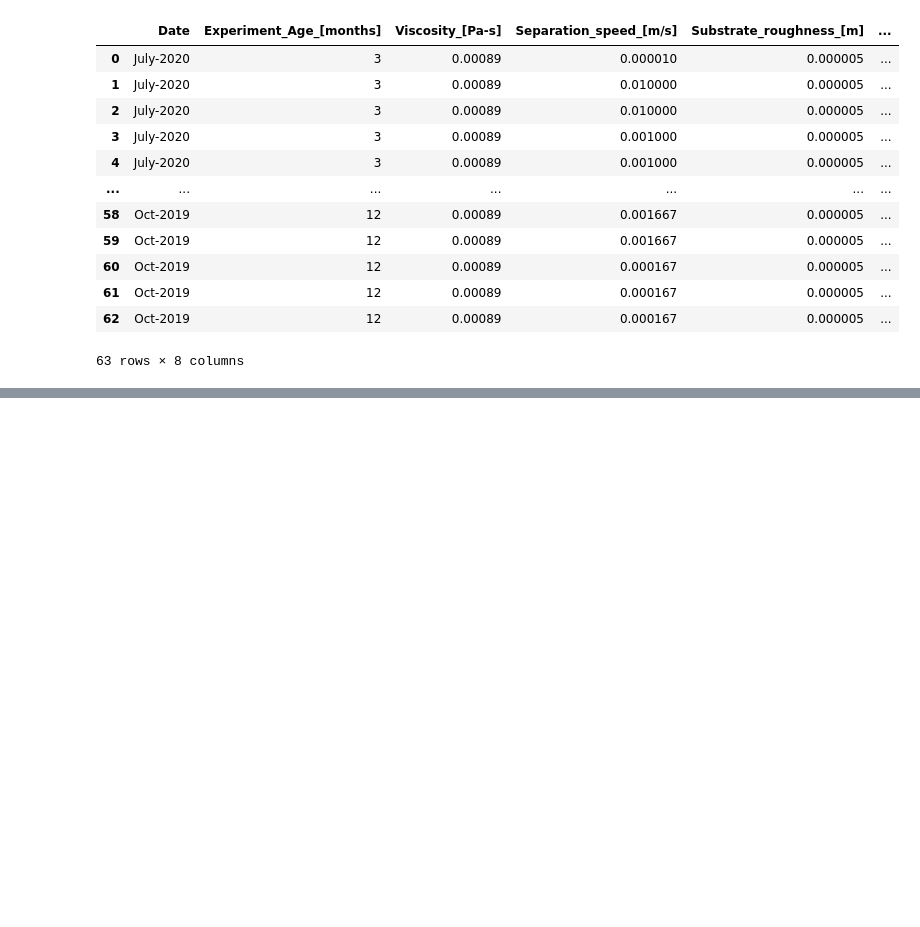
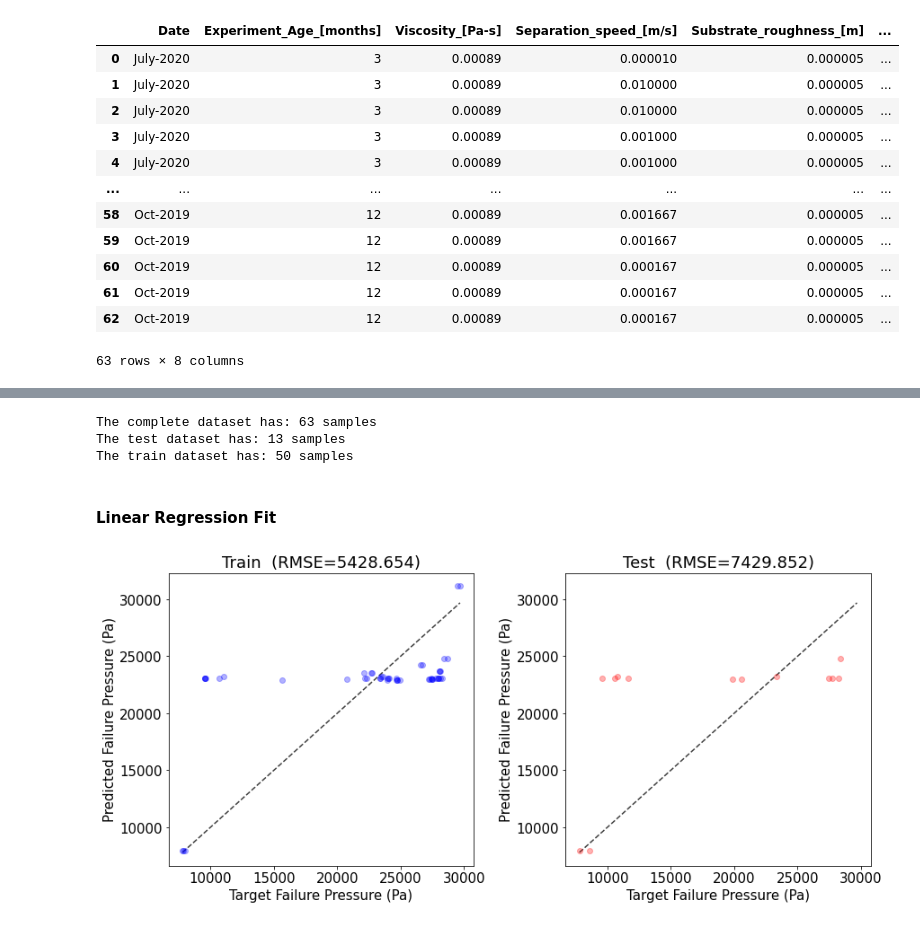
Before and after one commit to albancobi/2s986, a Jupyter notebook: Alban repo/Quiz 1/quiz_1_alban_cobi.ipynb, the cells around one changed output, grey strips where cells are left out. Saved outputs shown, nothing was run; the diff lists cells and outputs as text; code cells hidden in the pictures; blank space fills up the shorter version.

```diff
--- a/Alban repo/Quiz 1/quiz_1_alban_cobi.ipynb
+++ b/Alban repo/Quiz 1/quiz_1_alban_cobi.ipynb
@@ -46,6 +51,7 @@ print(r)
 '''
 import pandas as pd # for working with data sets
 import numpy as np # library for numerical (vector/matrix) computing
+import math
 
 # store data in data frame object
 df = pd.read_csv('suction_cup_instron_tests2.csv')
@@ -62,10 +68,14 @@ for i in np.arange(len(df)):
 #df.drop(columns=['Date'],axis=1)
 #df.drop('Date',axis=1)
 
-# add output column Pressure = Max_force/(pi/4)*Outer_diameter^2
+# add output column Failure_Pressure = Max_force/(pi/4)*Outer_diameter^2
+df.insert(len(df.columns),"Failure_Pressure_[Pa]",0, True)
+area_df = pd.DataFrame()
+for i in np.arange(len(df)):
+    area_df.loc[i,1] = math.pi*(df.loc[i,'Outer_diameter_[m]'])*(df.loc[i,'Outer_diameter_[m]'])/4
+    df.loc[i,'Failure_Pressure_[Pa]'] = df.loc[i,'Max_force_[N]']/area_df.loc[i,1]
+    #df.loc[i,'Failure_Pressure_[Pa]'] = df.loc[i,'Max_force_[N]']*4
 
-
-df.insert(len(df.columns),"Failure_Pressure_[Pa]",0, True)
 df
 # %% [output]
 |  | Date | Experiment_Age_[months] | Viscosity_[Pa-s] | Separation_speed_[m/s] | Substrate_roughness_[m] | ... |
@@ -222,0 +211,36 @@ The train dataset has: 13 samples
+# %%
+from sklearn.model_selection import train_test_split # for splitting data
+
+# split data into training set and testing set (taken from week 3 data_visual_cement_dataset.ipynb)
+X = df.iloc[:,[2,3,4]]
+y = df.iloc[:,-1]
+
+#print(X)
+#print(y)
+
+X_train, X_test, y_train, y_test = train_test_split(
+    X, y, test_size=0.2 )
+
+print('The complete dataset has: %d samples' % (len(df)))
+print('The test dataset has: %d samples' % (len(X_test)))
+print('The train dataset has: %d samples' % (len(X_train)))
+# %% [output]
+The complete dataset has: 63 samples
+The test dataset has: 13 samples
+The train dataset has: 50 samples
+# %% [markdown]
+#### Linear Regression Fit
+# %%
+# Fit standard linear regression model even though data doesn't seem to be linearly related
+from sklearn.linear_model import LinearRegression
+
+regressor = LinearRegression()
+regressor.fit(X_train, y_train)
+
+y_hat_train = regressor.predict(X_train)  # Training set predictions
+y_hat_test = regressor.predict(X_test)  # Test set predictions
+
+# Plot linear regression model vs. ground truth
+plot_predictions([y_train, y_test], [y_hat_train, y_hat_test],    labels=['Train', 'Test'])
+# %% [output]
+[figure, added]
```
Also changed, not shown: parts of 25 cells of this notebook.
